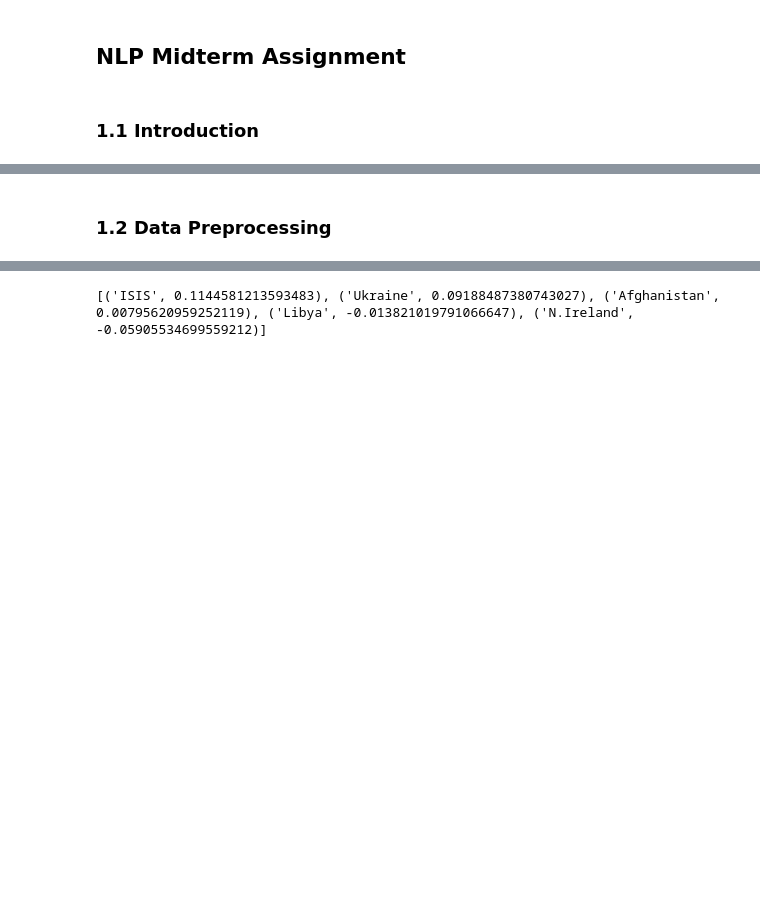
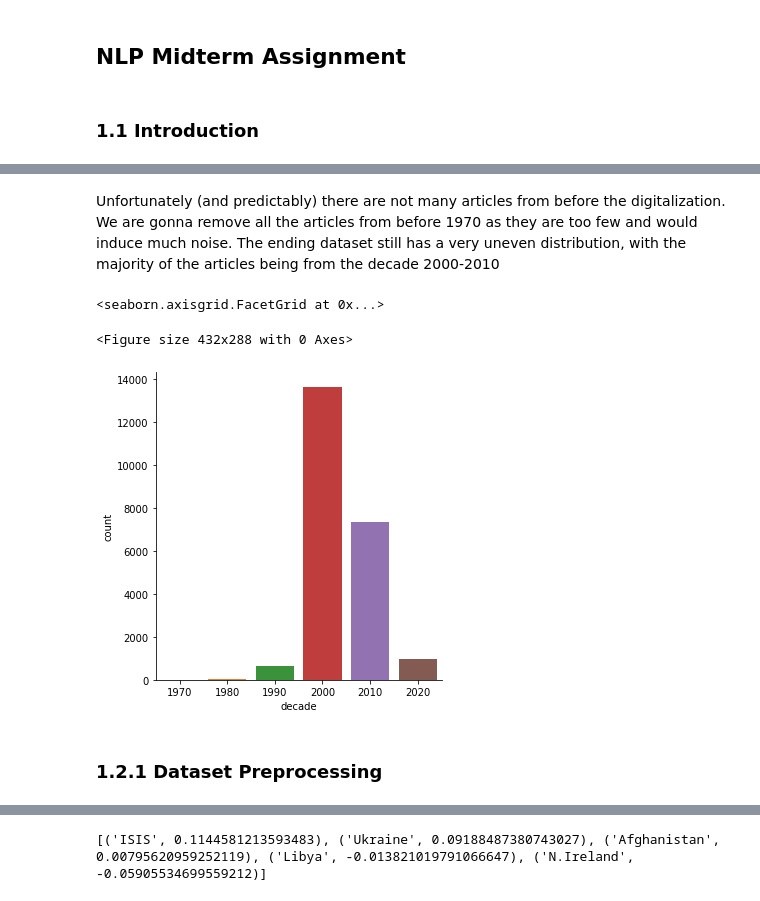
Before and after one commit to nzhang98/nlp-war-press-coverage, a Jupyter notebook: main.ipynb, the cells around one changed output, grey strips where cells are left out. Saved outputs shown, nothing was run; the diff lists cells and outputs as text; code cells hidden in the pictures; blank space fills up the shorter version.

Commit message:
finish visualization, update README

```diff
--- a/main.ipynb
+++ b/main.ipynb
@@ -26,0 +43,3 @@ The dataset used for this assignment consists of 22657 articles from **The Guard
+# %%
+df = pd.read_csv('datasets/guardian_dataset_cleaned.csv', index_col = [0]).dropna().reset_index(drop=True)
+df.head()
@@ -27,2 +73,14 @@ The dataset used for this assignment consists of 22657 articles from **The Guard
+# %% [markdown]
+Unfortunately (and predictably) there are not many articles from before the digitalization. We are gonna remove all the articles from before 1970 as they are too few and would induce much noise. The ending dataset still has a very uneven distribution, with the majority of the articles being from the decade 2000-2010
+# %%
+df = df[df2['year'] > 1970]
+df.reset_index(drop=True, inplace=True)
+
+plt.pyplot.figure()
+sns.catplot(x='decade', kind='count', data=df2[df2['year'] > 1970])
+# %% [output]
+<seaborn.axisgrid.FacetGrid at 0x...>
+<Figure size 432x288 with 0 Axes>
+[figure, added]
 # %% [markdown]
-### 1.2 Data Preprocessing
+### 1.2.1 Dataset Preprocessing
```
Also changed, not shown: parts of 164 cells of this notebook, 5 other files.
